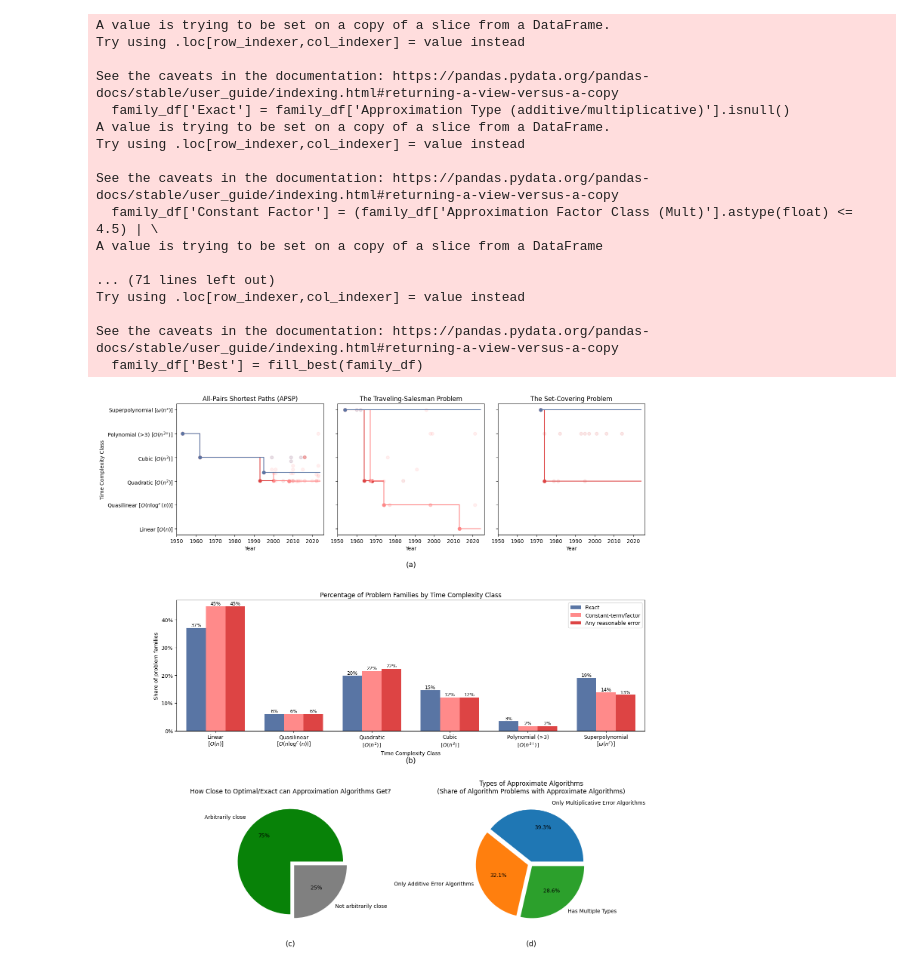
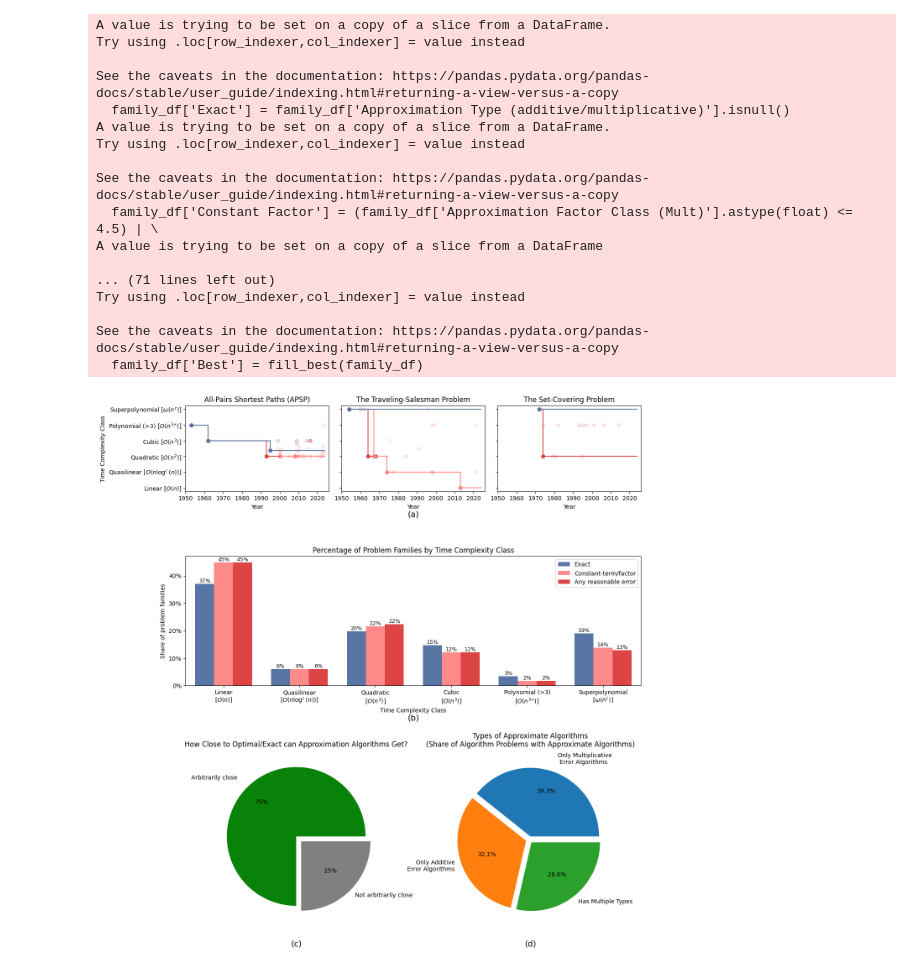
Before and after one commit to andrewlucasgs/approximation-algorithms, a Jupyter notebook: generate_figures.ipynb, the cells around one changed output. Drawn from its saved outputs; the diff is of its cells as text; code cells hidden in the pictures.

Commit message:
Fix figures

```diff
--- a/generate_figures.ipynb
+++ b/generate_figures.ipynb
@@ -99,8 +107,8 @@ def fill_best(df, column="Time Complexity Class"):
     return best
 
 # Create the GridSpec layout: 2 columns, 3 rows
-fig = plt.figure(figsize=(16, 18))
-gs = GridSpec(3, 6, figure=fig)
+fig = plt.figure(figsize=(14, 16))
+gs = GridSpec(3, 6, figure=fig, height_ratios=[1,1.5,2])
 
 # First row: Create individual subplots for each family (spanning 2 columns per family)
 for idx, (family, start_col) in enumerate(zip(families, [0, 2, 4])):
@@ -118,7 +126,7 @@ for idx, (family, start_col) in enumerate(zip(families, [0, 2, 4])):
         ax.tick_params(labelleft=False)
 
     if idx == 1:
-        ax.text(0.5, -0.2, "(a)", transform=ax.transAxes, fontsize=14, va='top', ha='center')
+        ax.text(0.5, -0.22, "(a)", transform=ax.transAxes, fontsize=14, va='top', ha='center')
 
     # ax = fig.add_subplot(gs[0, start_col:start_col+2])  # Each family spans 2 columns
     family_df = df[df['Family Name'] == family]
@@ -179,7 +187,7 @@ for idx, (family, start_col) in enumerate(zip(families, [0, 2, 4])):
 
 # Second plot (grouped bar chart) spanning both columns in the second row
 ax2 = fig.add_subplot(gs[1, :])  # This spans both columns
-ax2.text(0.5, -0.2, "(b)", transform=ax2.transAxes, fontsize=14, va='top', ha='center')
+ax2.text(0.5, -0.22, "(b)", transform=ax2.transAxes, fontsize=14, va='top', ha='center')
 
 # Load the data for the second plot
 data = pd.read_csv('datasets/time-complexity-classes.csv')
@@ -283,34 +291,41 @@ for group in groups:
         percs[j].set_position(np.array(percs[j].get_position()) + center)
 ax4.autoscale(True)
 
+# if text has 4 words, add a line break after second word
+for text in texts:
+    if len(text.get_text().split(' ')) == 4:
+        split_text = text.get_text().split(' ')
+        split_text[1] += '\n'
+
+        text.set_text(' '.join(split_text))
 # Add a title to the fourth pie chart
 ax4.set_title('Types of Approximate Algorithms\n(Share of Algorithm Problems with Approximate Algorithms)', color='black', fontsize=12, ha='center')
 # Adjust the overall layout to prevent overlapping
 # plt.tight_layout()
 plt.subplots_adjust(hspace=0.5)  # Increase the space between the plots (you can adjust the value)
 
 # Save and display the combined plot
 plt.savefig('figures/combined_plots_with_pie_chart.png', bbox_inches='tight')
 plt.show()
 # %% [output]
 A value is trying to be set on a copy of a slice from a DataFrame.
 Try using .loc[row_indexer,col_indexer] = value instead
 
 See the caveats in the documentation: https://pandas.pydata.org/pandas-docs/stable/user_guide/indexing.html#returning-a-view-versus-a-copy
   family_df['Exact'] = family_df['Approximation Type (additive/multiplicative)'].isnull()
 A value is trying to be set on a copy of a slice from a DataFrame.
 Try using .loc[row_indexer,col_indexer] = value instead
 
 See the caveats in the documentation: https://pandas.pydata.org/pandas-docs/stable/user_guide/indexing.html#returning-a-view-versus-a-copy
   family_df['Constant Factor'] = (family_df['Approximation Factor Class (Mult)'].astype(float) <= 4.5) | \
 A value is trying to be set on a copy of a slice from a DataFrame
 
 ... (71 lines left out)
 Try using .loc[row_indexer,col_indexer] = value instead
 
 See the caveats in the documentation: https://pandas.pydata.org/pandas-docs/stable/user_guide/indexing.html#returning-a-view-versus-a-copy
   family_df['Best'] = fill_best(family_df)
-[figure, old version]
+[figure, new version]
 # %%
 from mpl_toolkits.axes_grid1.inset_locator import inset_axes, mark_inset
 
```
Also changed, not shown: parts of 2 cells of this notebook, 3 other files.
